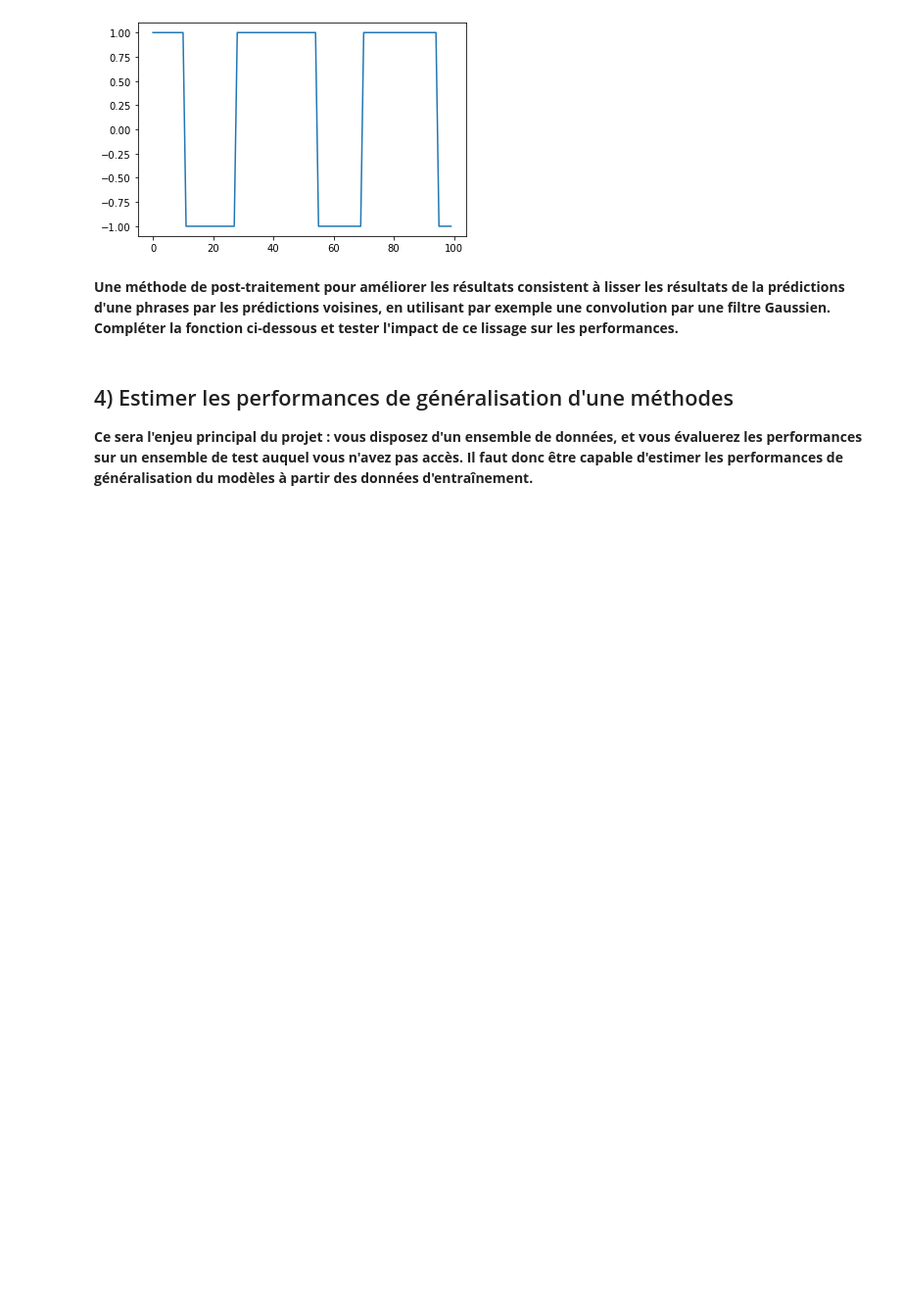
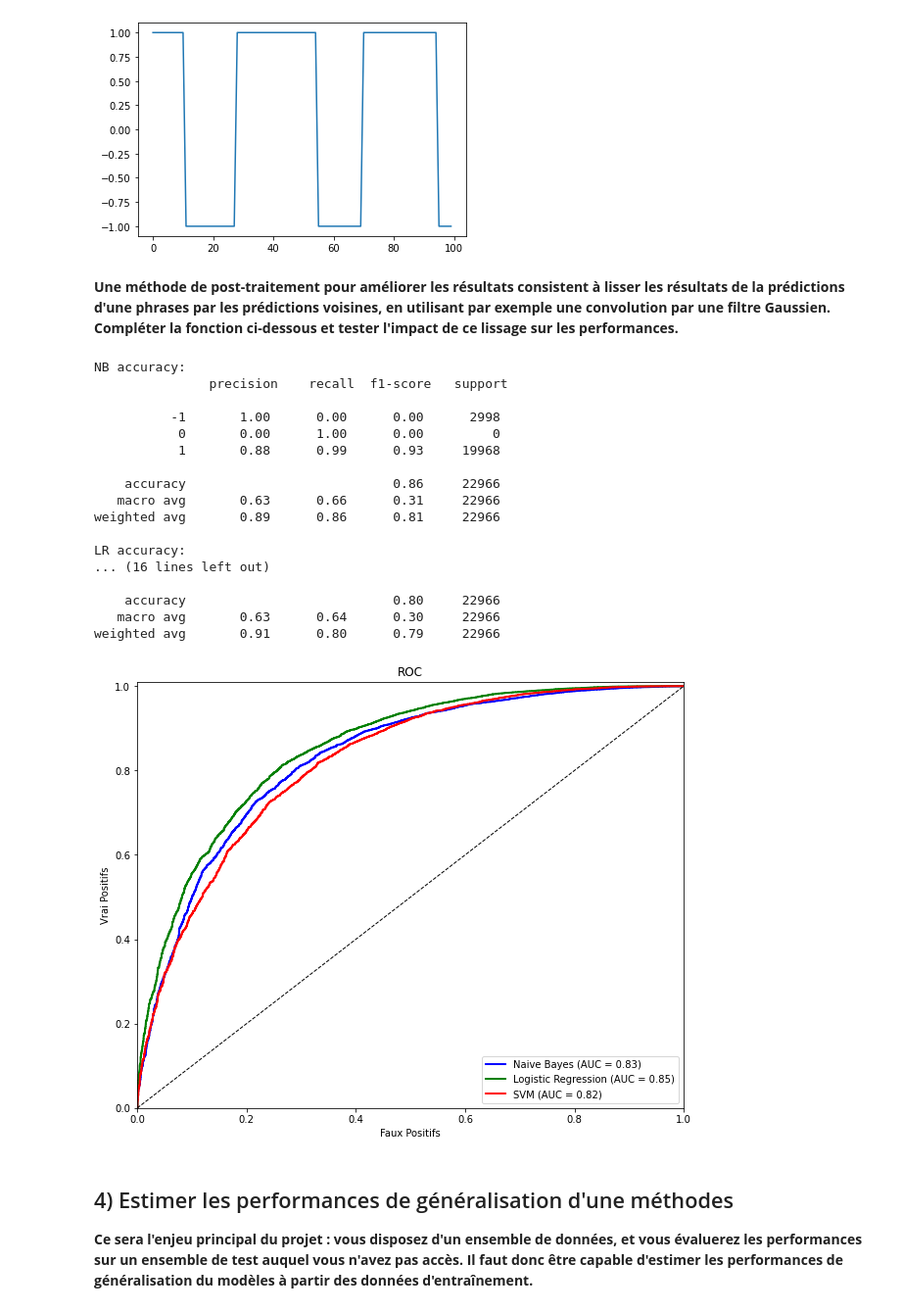
Before and after one commit to TitouanUniLu/projet-RI, a Jupyter notebook: Projet/1_1-BoW-Project.ipynb, the cells around one changed output. Shown at 98% size. Drawn from its saved outputs; the diff is of its cells as text; code cells hidden in the pictures; blank space fills up the shorter version.

```diff
--- a/Projet/1_1-BoW-Project.ipynb
+++ b/Projet/1_1-BoW-Project.ipynb
@@ -684,10 +700,42 @@ plt.plot(list(range(len(alllabs[0:100]))),alllabs[0:100])
 [figure]
 # %% [markdown]
 **Une méthode de post-traitement pour améliorer les résultats consistent à lisser les résultats de la prédictions d'une phrases par les prédictions voisines, en utilisant par exemple une convolution par une filtre Gaussien. Compléter la fonction ci-dessous et tester l'impact de ce lissage sur les performances.**
-# %%
-def gaussian_smoothing(pred, size):
-     # LISSAGE par un filtre Gaussien de taille size - vous pouvez utiliser np.convolve
-    return 0
+# %%
+def gaussian_smoothing(pred, size):
+     sigma = 1
+     def gaussian_kernel(size, sigma):
+          """
+          Generate a 1D Gaussian kernel.
+          """
+          x = np.linspace(-size // 2, size // 2, size)
+          kernel = np.exp(-x**2 / (2 * sigma**2))
+          return kernel / np.sum(kernel)
+     kernel = gaussian_kernel(size, sigma)
+     smoothed_pred = np.convolve(pred, kernel, mode='same')
+     return smoothed_pred
+
+tests_models(X_train, X_test, y_train, y_test, class_weights=None, smoothing=gaussian_smoothing)
+
+''' Y a des problemes a regler pour le gaussian smoothing parcque les resultats sont bizarres '''
+# %% [output]
+NB accuracy:
+               precision    recall  f1-score   support
+
+          -1       1.00      0.00      0.00      2998
+           0       0.00      1.00      0.00         0
+           1       0.88      0.99      0.93     19968
+
+    accuracy                           0.86     22966
+   macro avg       0.63      0.66      0.31     22966
+weighted avg       0.89      0.86      0.81     22966
+
+LR accuracy:
+... (16 lines left out)
+
+    accuracy                           0.80     22966
+   macro avg       0.63      0.64      0.30     22966
+weighted avg       0.91      0.80      0.79     22966
+[figure, added]
 # %% [markdown]
 
 ## 4) Estimer les performances de généralisation d'une méthodes
```
Also changed, not shown: parts of 1 cell of this notebook.
